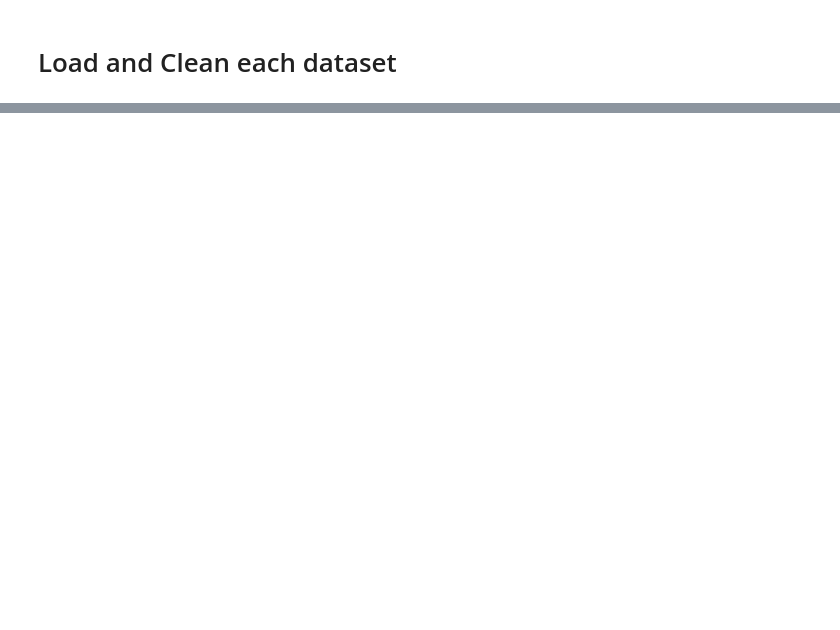
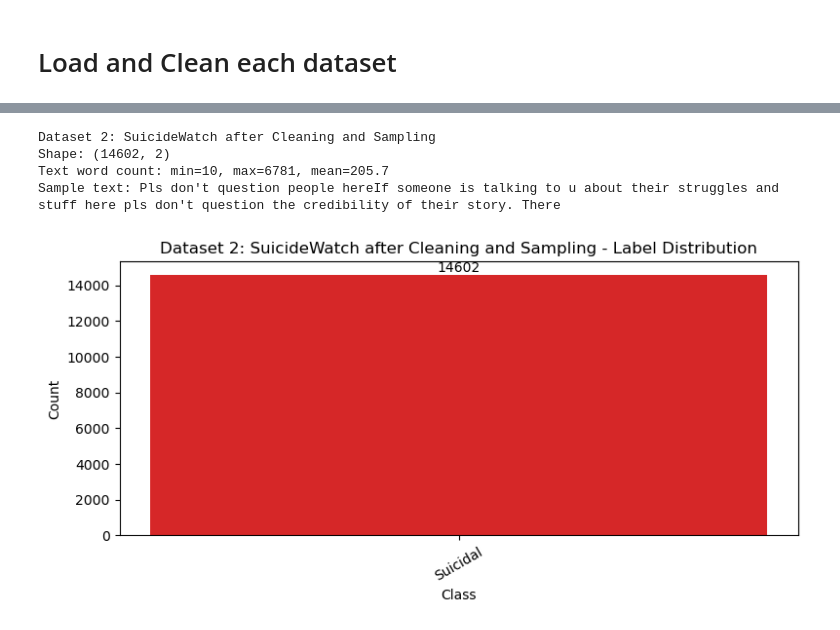
Before and after one commit to RividuPesara/ayu, a Jupyter notebook: notebooks/Sentiment Analysis.ipynb, the cells around one changed output, grey strips where cells are left out. Cells and saved outputs as stored; diff of their text form; code cells hidden in the pictures; blank space fills up the shorter version.

```diff
--- a/notebooks/Sentiment Analysis.ipynb
+++ b/notebooks/Sentiment Analysis.ipynb
@@ -203,0 +170,22 @@ Sample text: I don't know what to do.For the past few years my life has been in
+# %%
+sw_df = quick_clean(sw_df) #Even though no null this is use to clean the text and filter out very short posts
+sw_df = sw_df[['text', 'label']]
+
+#Count how many suicidal are already in Mental Health dataset
+mh_suicidal = len(mh_df[mh_df['label'] == 'Suicidal'])
+
+#Total Suicidal needed is 25000
+target_suicidal = 25000
+
+#Calculate how many more is needed from the SuicideWatch dataset
+sw_budget = max(target_suicidal - mh_suicidal, 0)
+if len(sw_df) > sw_budget:
+    sw_df = sw_df.sample(n=sw_budget, random_state=42)
+
+explore_dataset('Dataset 2: SuicideWatch after Cleaning and Sampling', sw_df)
+# %% [output]
+Dataset 2: SuicideWatch after Cleaning and Sampling
+Shape: (14602, 2)
+Text word count: min=10, max=6781, mean=205.7
+Sample text: Pls don't question people hereIf someone is talking to u about their struggles and stuff here pls don't question the credibility of their story. There
+[figure, added]
```
Also changed, not shown: parts of 25 cells of this notebook.
